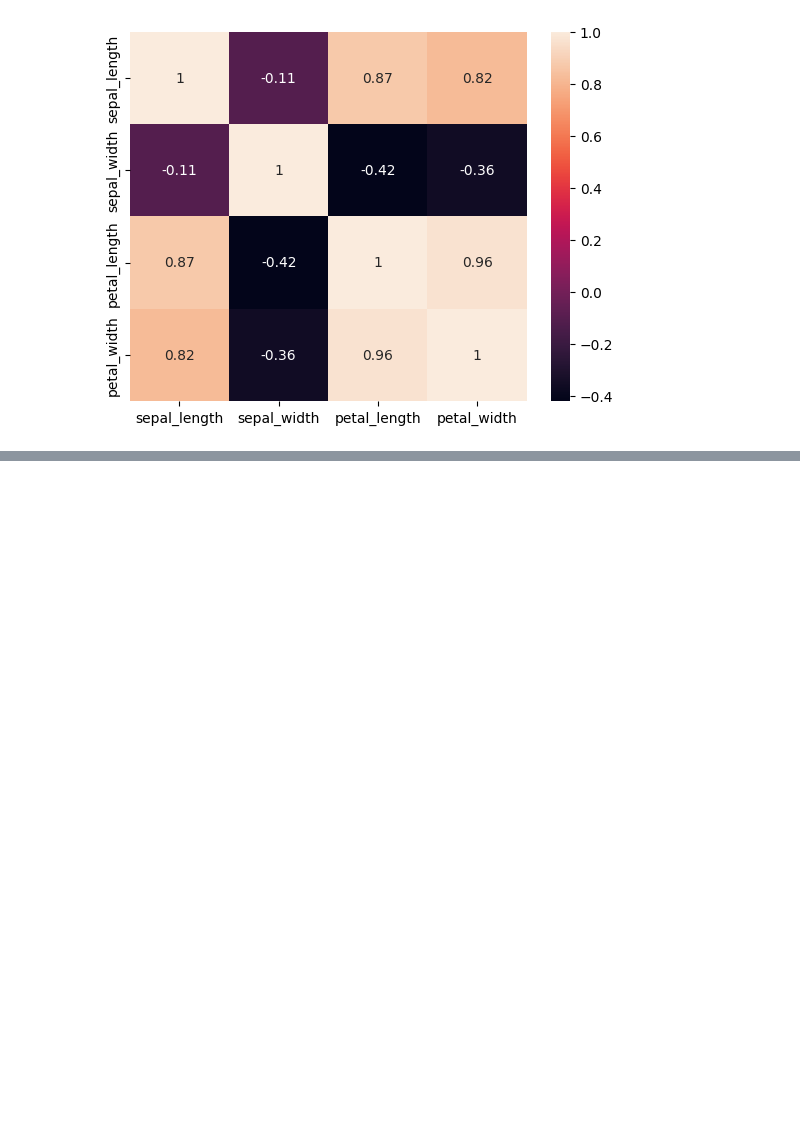
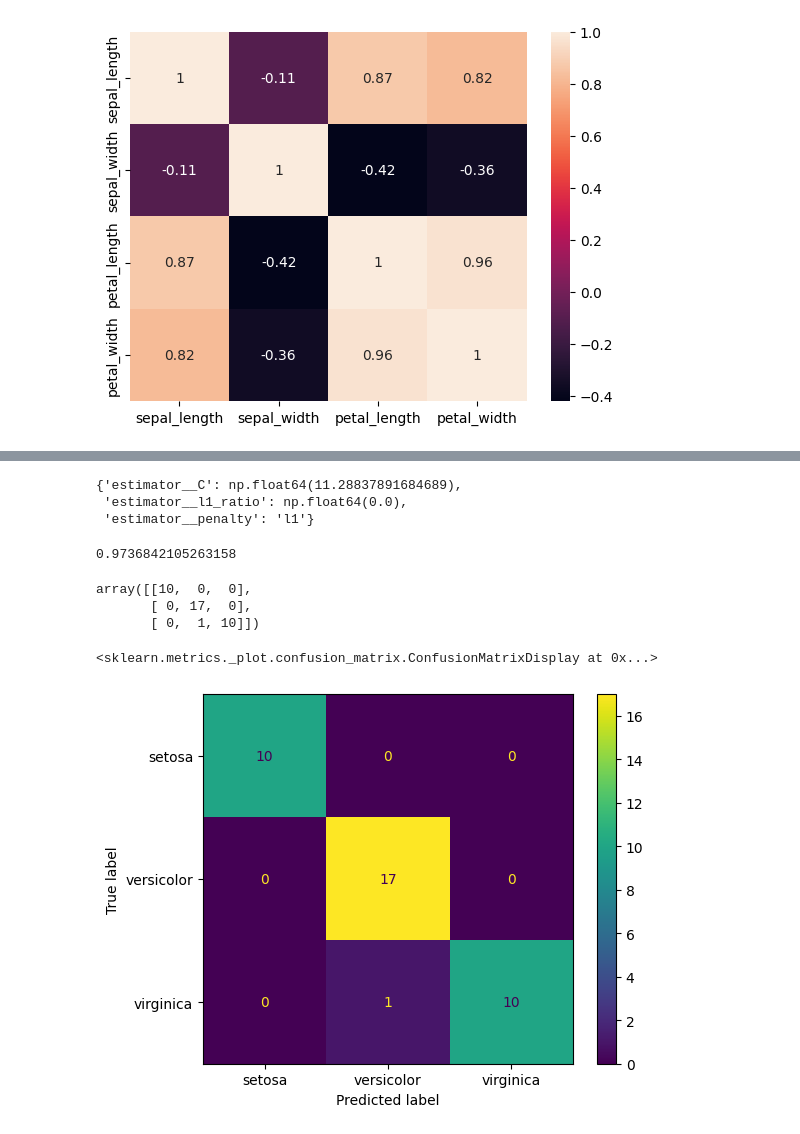
Before and after one commit to AlexTmbMifi/ML_basic, a Jupyter notebook: LogisticReg/MultipleRegModel.ipynb, the cells around one changed output, grey strips where cells are left out. Cells and saved outputs as stored; diff of their text form; code cells hidden in the pictures; blank space fills up the shorter version.

```diff
--- a/LogisticReg/MultipleRegModel.ipynb
+++ b/LogisticReg/MultipleRegModel.ipynb
@@ -66,7 +67,7 @@ scaler = StandardScaler()
 scaled_X_train = scaler.fit_transform(X_train)
 scaled_X_test = scaler.transform(X_test)
 # %%
-log_model = LogisticRegression(solver='sag', max_iter=5000)
+log_model = LogisticRegression(solver='saga', max_iter=5000)
 # %%
 # one vs rest - принцип мультиклассовой регрессии. Учимся отделять каждый класс от остальных
 log_model_ovr = OneVsRestClassifier(log_model)
@@ -72,0 +77,10 @@ log_model_ovr = OneVsRestClassifier(log_model)
+# %%
+penalty = ['l1', 'l2', 'elasticnet']
+l1_ratio = np.linspace(0, 1, 20)
+# C = lambda в регуляризации, желательно писать логарифмические значения
+C = np.logspace(0, 10, 20)
+
+param_grid = {'estimator__penalty':penalty, 'estimator__l1_ratio': l1_ratio, 'estimator__C':C}
+# %%
+grid_model = GridSearchCV(log_model_ovr, param_grid=param_grid)
+grid_model.fit(scaled_X_train, y_train)
@@ -72,0 +101,6 @@ log_model_ovr = OneVsRestClassifier(log_model)
+# %%
+grid_model.best_params_
+# %% [output]
+{'estimator__C': np.float64(11.28837891684689),
+ 'estimator__l1_ratio': np.float64(0.0),
+ 'estimator__penalty': 'l1'}
@@ -72,0 +109,16 @@ log_model_ovr = OneVsRestClassifier(log_model)
+# %%
+accuracy_score(y_test, y_pred)
+# %% [output]
+0.9736842105263158
+# %%
+confusion_matrix(y_test, y_pred)
+# %% [output]
+array([[10,  0,  0],
+       [ 0, 17,  0],
+       [ 0,  1, 10]])
+# %%
+# 1 значение было предсказано неверно
+ConfusionMatrixDisplay.from_estimator(estimator=grid_model, X = scaled_X_test,y= y_test)
+# %% [output]
+<sklearn.metrics._plot.confusion_matrix.ConfusionMatrixDisplay at 0x...>
+[figure, added]
```
Also changed, not shown: parts of 8 cells of this notebook.
